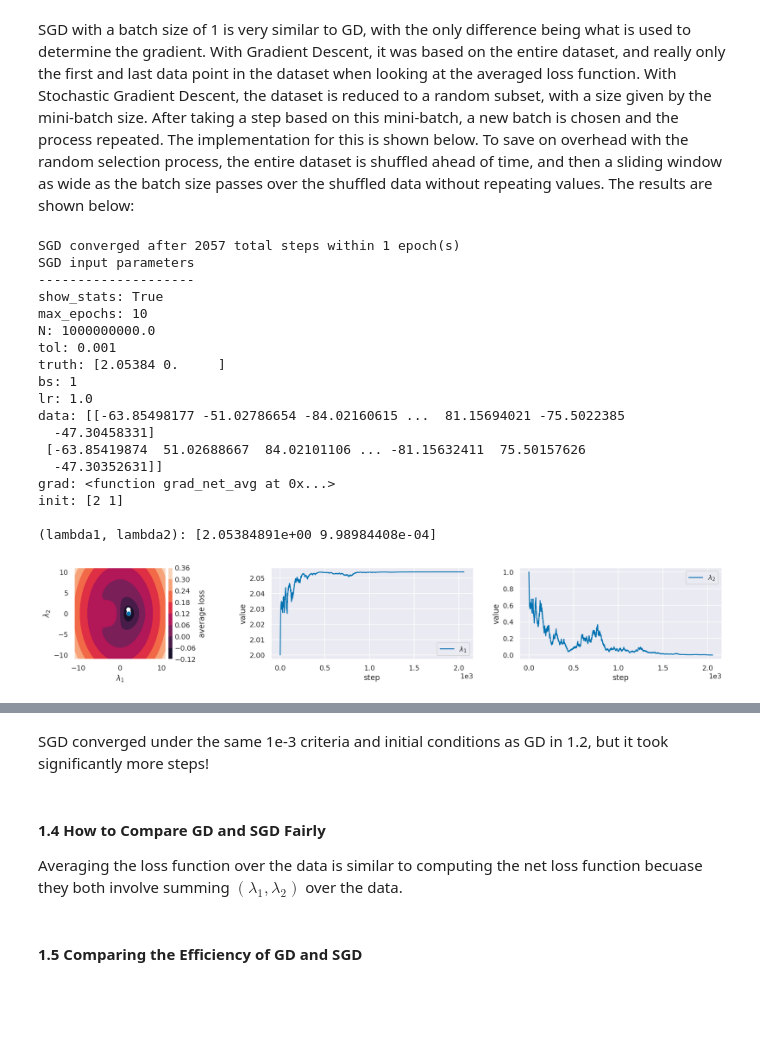
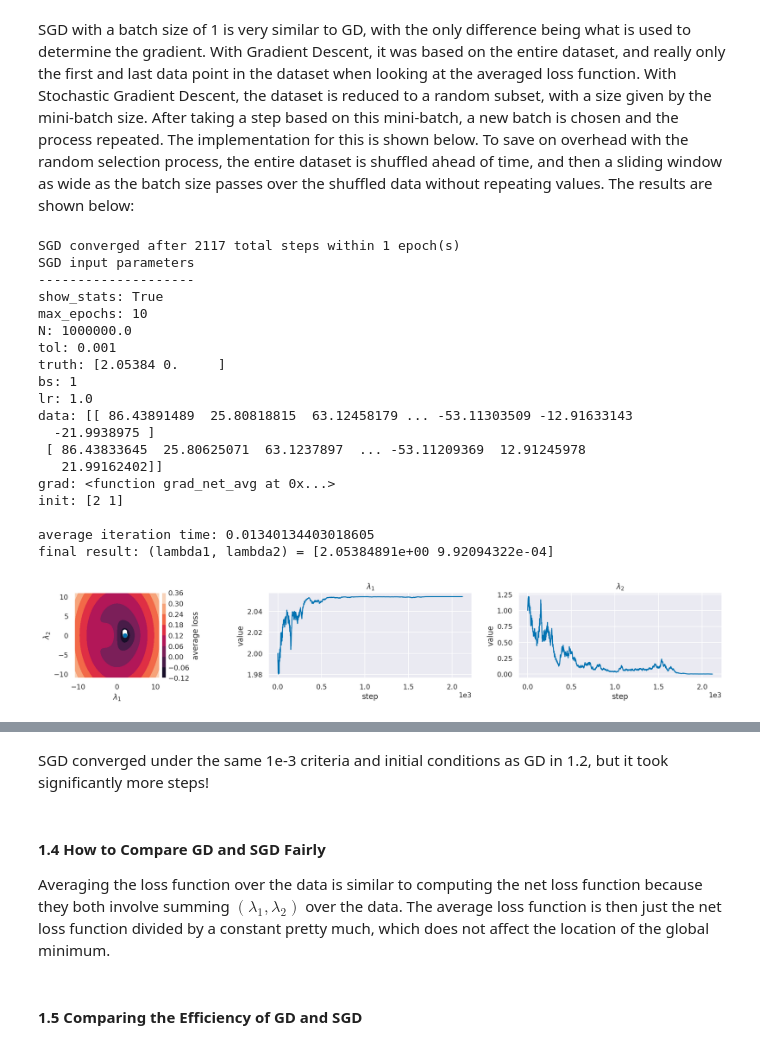
Before and after one commit to icweaver/AM207, a Jupyter notebook: HW5/AM207_HW5_IanWeaver.ipynb, the cells around one changed output, grey strips where cells are left out. Drawn from its saved outputs; the diff is of its cells as text; code cells hidden in the pictures; blank space fills up the shorter version.

```diff
--- a/HW5/AM207_HW5_IanWeaver.ipynb
+++ b/HW5/AM207_HW5_IanWeaver.ipynb
@@ -400,15 +408,15 @@ SGD with a batch size of 1 is very similar to GD, with the only difference being
 # %%
 # 2D stochastic gradient descent algorithm
 def SGD(init=_, grad=_, data=_, lr=_, bs=_, truth=_, tol=_, N=_,
-        max_epochs=_, show_stats=_,):
+        max_epochs=_, show_stats=_):
     data = np.copy(data)
     np.random.shuffle(data.T) # leave original data untouched
     input_params = locals()
     N = int(N) # convert sci-notation to int
     batch_idx = 0
     E_count = 1
-    times = np.empty(N)
-    sols = np.empty((N, 2))
+    times = np.zeros(N)
+    sols = np.zeros((N, 2))
     sols[0, :] = init
     for i in range(1, N):
         if batch_idx > (len(data.T) - bs):
@@ -419,8 +427,7 @@ def SGD(init=_, grad=_, data=_, lr=_, bs=_, truth=_, tol=_, N=_,
         batch_idx += bs
         start = time.perf_counter()
         sols[i, :] = sols[i-1, :] - lr * grad(*sols[i-1, :], *data_rand)
-        end = time.perf_counter() - start
-        times[i] = end
+        times[i] = time.perf_counter() - start
         diff = np.sqrt(np.sum((sols[i, :] - truth)**2)) # norm distance
         if diff <= tol:
             print(f"SGD converged after {i-1} total steps within {E_count} epoch(s)")
@@ -436,44 +443,50 @@ def SGD(init=_, grad=_, data=_, lr=_, bs=_, truth=_, tol=_, N=_,
             print(f"{k}: {v}")
         print()
     return sols[:i+1, :], times[:i+1]
 
 # run stochastic gradient descent
 data = np.loadtxt("HW5_data.csv", delimiter=',')
 SGD_params = {
     "lr": 1., # learning rate,
     "tol": 1e-3, # convergence tolerance for normed distance to truth values
-    "N": 1e9, # size of pre-allocated array to hold all lambda estimates
-    "max_epochs": 10, # GD terminates if this limit is met
+    "N": 1e6, # size of pre-allocated array to hold all lambda estimates
     "truth": np.array([2.05384, 0.]), # (lambda_1, lambda_2) true value
     "init": np.array([2, 1]), # starting location
     "grad": grad_net_avg, # gradient function
     "data": data, # input data
     "show_stats": True, # print out ingredients?
-    "bs": 1, # batch size
+    "bs": 1,
+    "max_epochs": 10,
 }
+start = time.perf_counter()
 lambdas_SGD, times_SGD = SGD(**SGD_params)
-print(f"(lambda1, lambda2): {lambdas_SGD[-1, :]}")
+#print(f"(lambda1, lambda2): {lambdas_GD[-1, :]}")
+print(f"average iteration time: {np.mean(times_SGD * 1e3)}")
+print(f"final result: (lambda1, lambda2) = {lambdas_SGD[-1]}")
 
 # display results
-plot_descent(lambdas_SGD, SGD_params["init"],
-             loss_func_avg, data, label="average loss")
+plot_descent(lambdas_SGD, SGD_params["init"], loss_func_avg, data,
+             label="average loss")
+end = time.perf_counter() - start
+print(f"sim + plot took {end * 1e3} ms")
 # %% [output]
-SGD converged after 2057 total steps within 1 epoch(s)
+SGD converged after 2117 total steps within 1 epoch(s)
 SGD input parameters
 --------------------
 show_stats: True
 max_epochs: 10
-N: 1000000000.0
+N: 1000000.0
 tol: 0.001
 truth: [2.05384 0.     ]
 bs: 1
 lr: 1.0
-data: [[-63.85498177 -51.02786654 -84.02160615 ...  81.15694021 -75.5022385
-  -47.30458331]
- [-63.85419874  51.02688667  84.02101106 ... -81.15632411  75.50157626
-  -47.30352631]]
+data: [[ 86.43891489  25.80818815  63.12458179 ... -53.11303509 -12.91633143
+  -21.9938975 ]
+ [ 86.43833645  25.80625071  63.1237897  ... -53.11209369  12.91245978
+   21.99162402]]
 grad: <function grad_net_avg at 0x...>
 init: [2 1]
 
-(lambda1, lambda2): [2.05384891e+00 9.98984408e-04]
+average iteration time: 0.01340134403018605
+final result: (lambda1, lambda2) = [2.05384891e+00 9.92094322e-04]
-[figure, old version]
+[figure, new version]
@@ -482,7 +496,7 @@ SGD converged under the same 1e-3 criteria and initial conditions as GD in 1.2,
 # %% [markdown]
 #### 1.4 How to Compare GD and SGD Fairly
 
-Averaging the loss function over the data is similar to computing the net loss function becuase they both involve summing $(\lambda_1, \lambda_2)$ over the data.
+Averaging the loss function over the data is similar to computing the net loss function because they both involve summing $(\lambda_1, \lambda_2)$ over the data. The average loss function is then just the net loss function divided by a constant pretty much, which does not affect the location of the global minimum.
 # %% [markdown]
 #### 1.5 Comparing the Efficiency of GD and SGD
 # %% [markdown]
```
Also changed, not shown: parts of 16 cells of this notebook, 2 other files.
